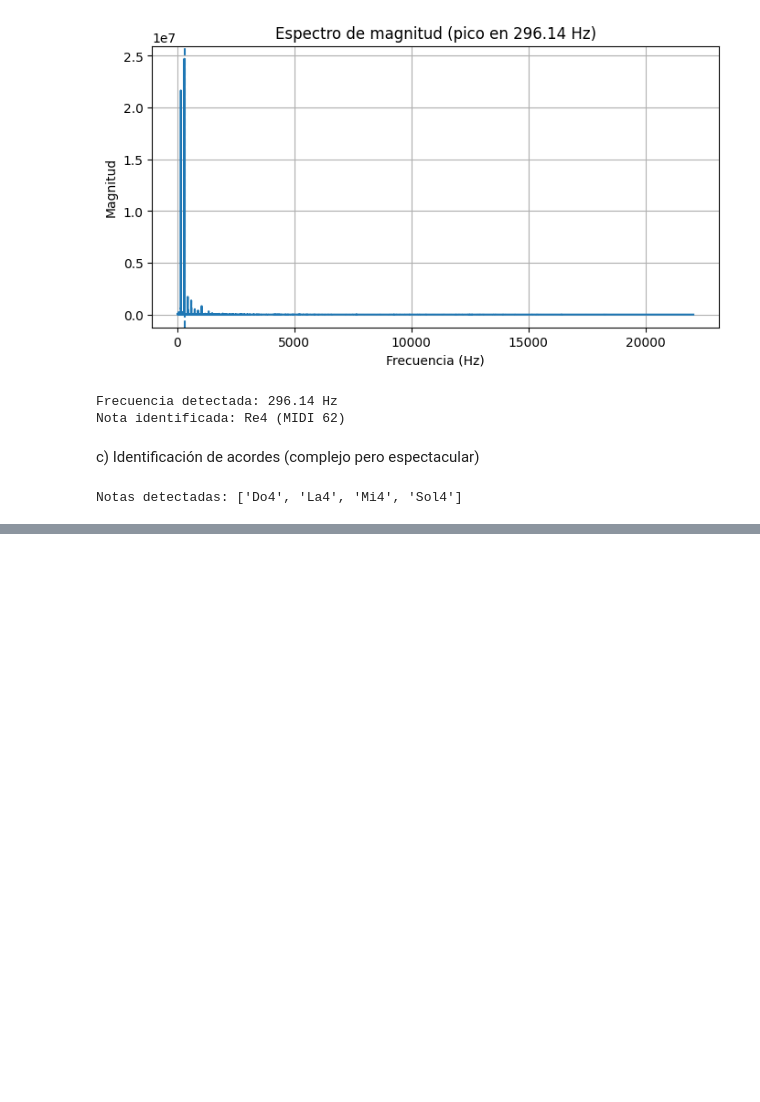
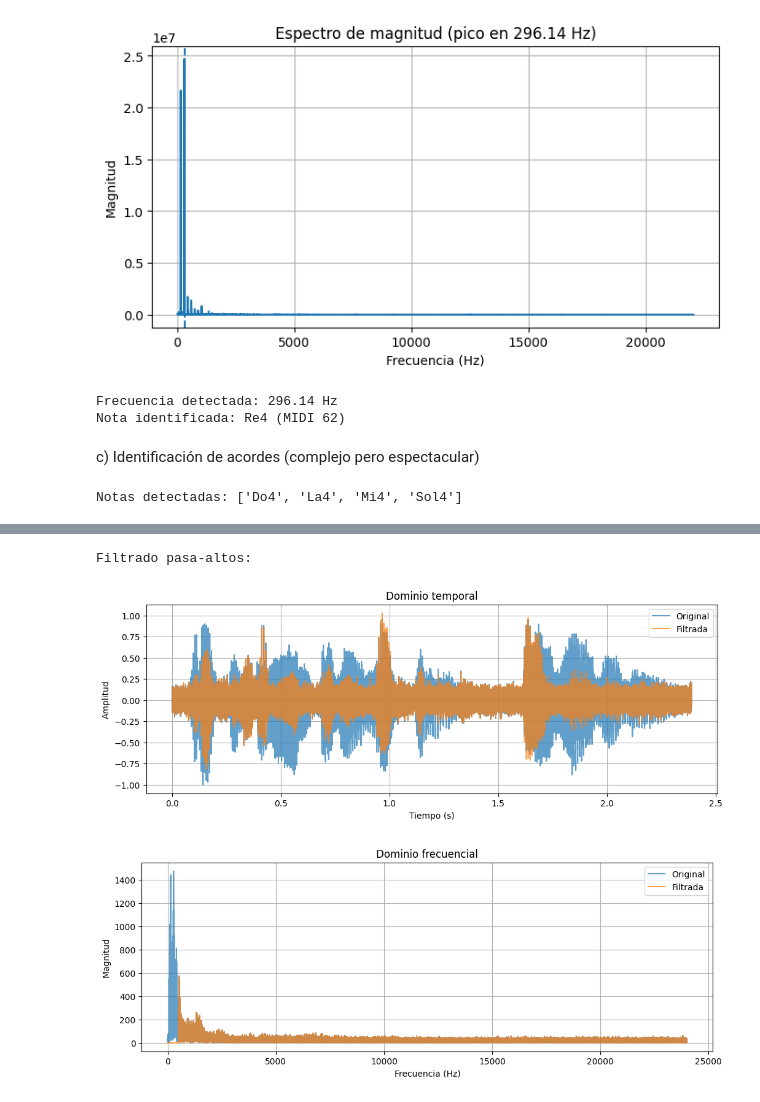
Before and after one commit to alejandroalemanaleman/PracticasPIAV, a Jupyter notebook: 04/Practica4_ale.ipynb, the cells around one changed output, grey strips where cells are left out. Cells and saved outputs as stored; diff of their text form; code cells hidden in the pictures; blank space fills up the shorter version.

```diff
--- a/04/Practica4_ale.ipynb
+++ b/04/Practica4_ale.ipynb
@@ -182,0 +292,10 @@ Notas detectadas: ['Do4', 'La4', 'Mi4', 'Sol4']
+# %%
+print("Filtrado pasa-altos:")
+filtrada, freq, spec_orig, spec_filt = filtro_fft(audio, sr, "highpass", f1=500)
+mostrar_temporal(audio, filtrada, sr)
+mostrar_frecuencia(freq, spec_orig, spec_filt)
+Audio(filtrada, rate=sr)
+# %% [output]
+Filtrado pasa-altos:
+[figure, added]
+[figure, added]
```
Also changed, not shown: parts of 12 cells of this notebook.
